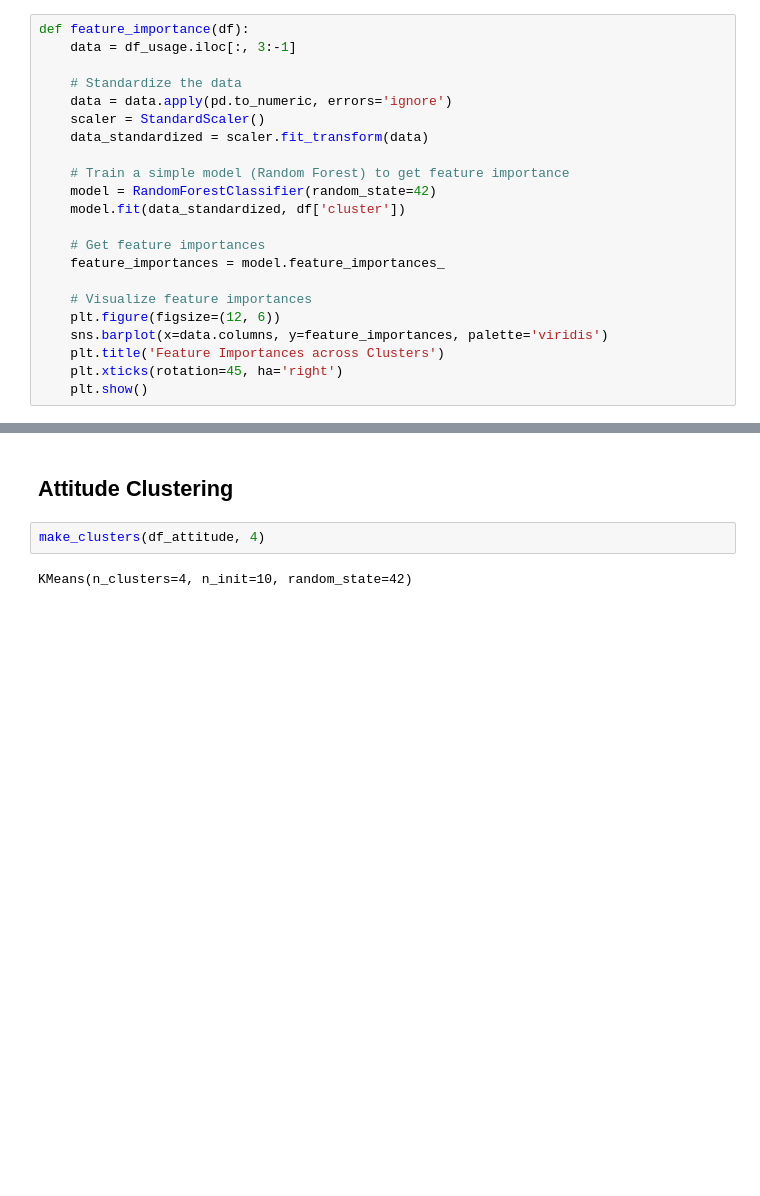
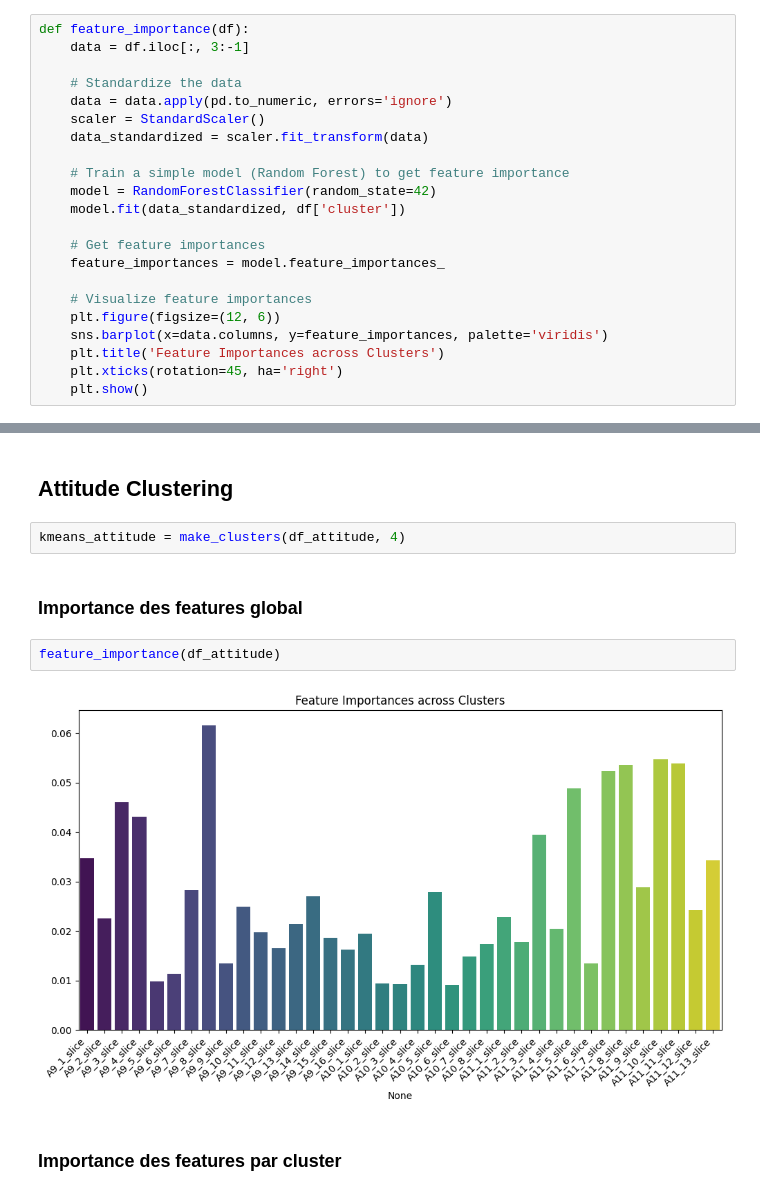
Before and after one commit to Coartix/Kantar, a Jupyter notebook: Clustering.ipynb, the cells around one changed output, grey strips where cells are left out. Cells and saved outputs as stored; diff of their text form; blank space fills up the shorter version.

Commit message:
feat(clustering): cluster done for attitude questions

```diff
--- a/Clustering.ipynb
+++ b/Clustering.ipynb
@@ -195,6 +195,6 @@ kmeans_usage = make_clusters(df_usage, 5)
 # %%
 def feature_importance(df):
-    data = df_usage.iloc[:, 3:-1]
+    data = df.iloc[:, 3:-1]
 
     # Standardize the data
     data = data.apply(pd.to_numeric, errors='ignore')
@@ -448,6 +448,12 @@ On peut donc en deduire **un engagement fort du cluster 1, modere pour le cluste
 # %% [markdown]
 ## Attitude Clustering
 # %%
-make_clusters(df_attitude, 4)
+kmeans_attitude = make_clusters(df_attitude, 4)
-# %% [output]
-KMeans(n_clusters=4, n_init=10, random_state=42)
+# %% [markdown]
+### Importance des features global
+# %%
+feature_importance(df_attitude)
+# %% [output]
+[figure, added]
+# %% [markdown]
+### Importance des features par cluster
```
Also changed, not shown: parts of 20 cells of this notebook.
